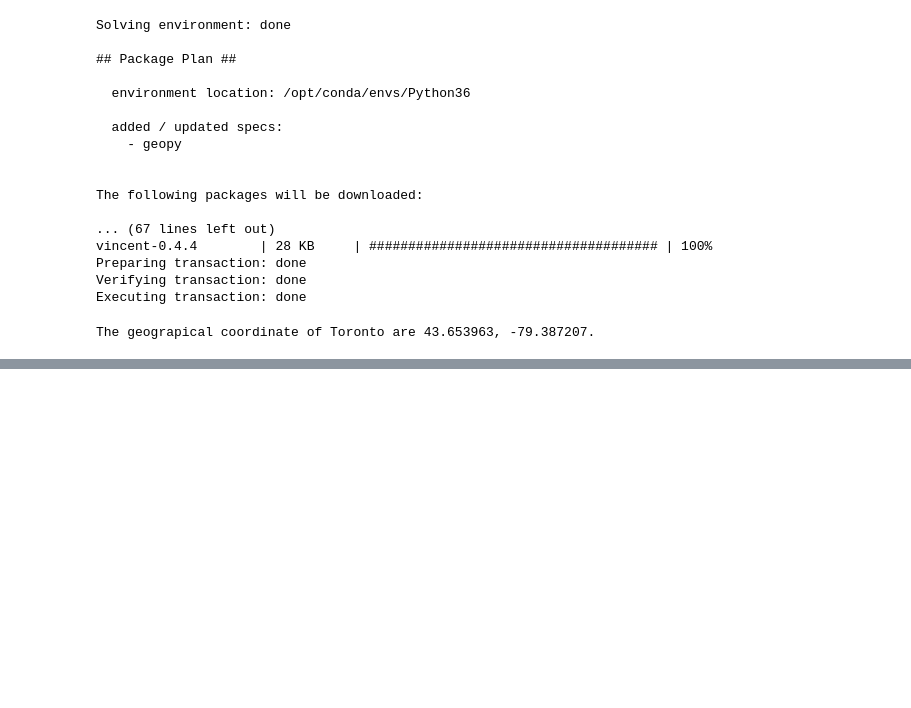
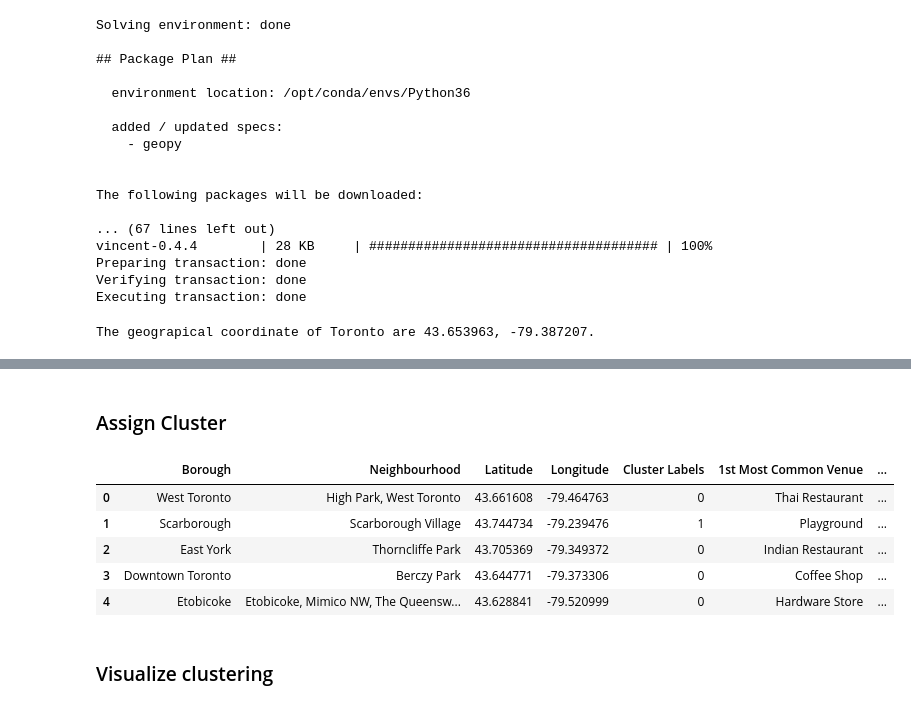
Before and after one commit to mvillagomezbenito/github-example, a Jupyter notebook: Capstone-W03.ipynb, the cells around one changed output, grey strips where cells are left out. Cells and saved outputs as stored; diff of their text form; code cells hidden in the pictures; blank space fills up the shorter version.

```diff
--- a/Capstone-W03.ipynb
+++ b/Capstone-W03.ipynb
@@ -257,0 +371,27 @@ map_toronto
+# %%
+def return_most_common_venues(row, num_top_venues):
+    row_categories = row.iloc[1:]
+    row_categories_sorted = row_categories.sort_values(ascending=False)
+
+    return row_categories_sorted.index.values[0:num_top_venues]
+# %%
+num_top_venues = 5
+
+indicators = ['st', 'nd', 'rd']
+
+# create columns according to number of top venues
+columns = ['Neighborhood']
+for ind in np.arange(num_top_venues):
+    try:
+        columns.append('{}{} Most Common Venue'.format(ind+1, indicators[ind]))
+    except:
+        columns.append('{}th Most Common Venue'.format(ind+1))
+
+# create a new dataframe
+neighborhoods_venues_sorted = pd.DataFrame(columns=columns)
+neighborhoods_venues_sorted['Neighborhood'] = Toronto_grouped['Neighborhood']
+
+for ind in np.arange(Toronto_grouped.shape[0]):
+    neighborhoods_venues_sorted.iloc[ind, 1:] = return_most_common_venues(Toronto_grouped.iloc[ind, :], num_top_venues)
+
+neighborhoods_venues_sorted.head()
@@ -257,0 +405,22 @@ map_toronto
+# %% [markdown]
+### Assign Cluster
+# %%
+# add clustering labels
+neighborhoods_venues_sorted.insert(0, 'Cluster Labels', kmeans.labels_)
+
+Toronto_merged = df_toronto.drop(["Postcode"], axis= 1)
+
+# merge toronto_grouped with toronto_data to add latitude/longitude for each neighborhood
+Toronto_merged = Toronto_merged.join(neighborhoods_venues_sorted.set_index('Neighborhood'), on='Neighbourhood')
+Toronto_merged.dropna(subset=["Cluster Labels"], axis= 0, inplace= True)
+Toronto_merged = Toronto_merged.astype({"Cluster Labels": "int64"}, inplace= True)
+Toronto_merged.head()
+# %% [output]
+|  | Borough | Neighbourhood | Latitude | Longitude | Cluster Labels | 1st Most Common Venue | ... |
+| 0 | West Toronto | High Park, West Toronto | 43.661608 | -79.464763 | 0 | Thai Restaurant | ... |
+| 1 | Scarborough | Scarborough Village | 43.744734 | -79.239476 | 1 | Playground | ... |
+| 2 | East York | Thorncliffe Park | 43.705369 | -79.349372 | 0 | Indian Restaurant | ... |
+| 3 | Downtown Toronto | Berczy Park | 43.644771 | -79.373306 | 0 | Coffee Shop | ... |
+| 4 | Etobicoke | Etobicoke, Mimico NW, The Queensw... | 43.628841 | -79.520999 | 0 | Hardware Store | ... |
+# %% [markdown]
+### Visualize clustering
```
Also changed, not shown: parts of 11 cells of this notebook.
